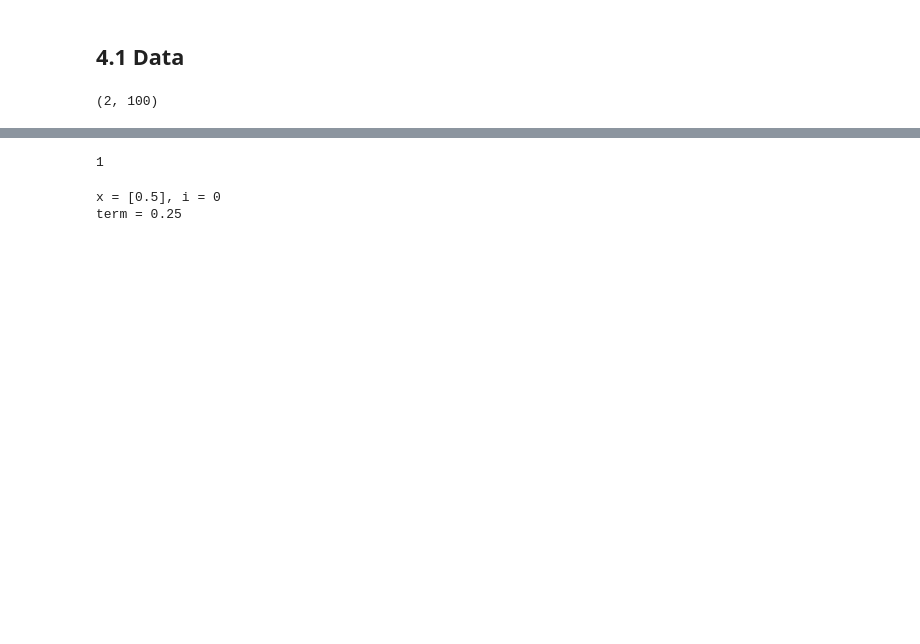
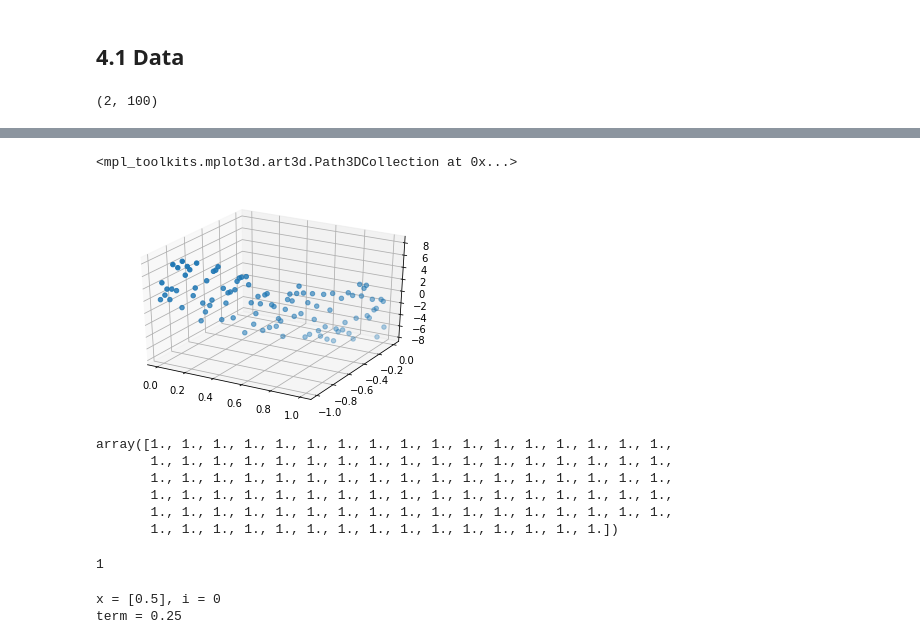
Before and after one commit to ABoghi/MachineLearning, a Jupyter notebook: ML_Notebook.ipynb, the cells around one changed output, grey strips where cells are left out. Saved outputs shown, nothing was run; the diff lists cells and outputs as text; code cells hidden in the pictures; blank space fills up the shorter version.

```diff
--- a/ML_Notebook.ipynb
+++ b/ML_Notebook.ipynb
@@ -90,5 +100,26 @@ NameError: name 'args' is not defined
+# %%
+from mpl_toolkits.mplot3d import Axes3D
+fig = plt.figure()
+ax = fig.gca(projection='3d')
+ax.scatter(x[0], x[1], y, zdir='z')
+#xs = np.random.rand(n)
+#ys = np.random.rand(n)
+#zs = np.random.rand(n)
+#ax.scatter(xs, ys, zs, zdir='z')
+# %% [output]
+<mpl_toolkits.mplot3d.art3d.Path3DCollection at 0x...>
+[figure, added]
 # %%
 a = np.array([[1,2,3,4,5,6,7,8,9,10,11,12]])
+# %%
+x[0]-x[1]
+# %% [output]
+array([1., 1., 1., 1., 1., 1., 1., 1., 1., 1., 1., 1., 1., 1., 1., 1., 1.,
+       1., 1., 1., 1., 1., 1., 1., 1., 1., 1., 1., 1., 1., 1., 1., 1., 1.,
+       1., 1., 1., 1., 1., 1., 1., 1., 1., 1., 1., 1., 1., 1., 1., 1., 1.,
+       1., 1., 1., 1., 1., 1., 1., 1., 1., 1., 1., 1., 1., 1., 1., 1., 1.,
+       1., 1., 1., 1., 1., 1., 1., 1., 1., 1., 1., 1., 1., 1., 1., 1., 1.,
+       1., 1., 1., 1., 1., 1., 1., 1., 1., 1., 1., 1., 1., 1., 1.])
 # %%
 len(a[:,1])
 # %% [output]
```
Also changed, not shown: parts of 9 cells of this notebook, 1 other file.
